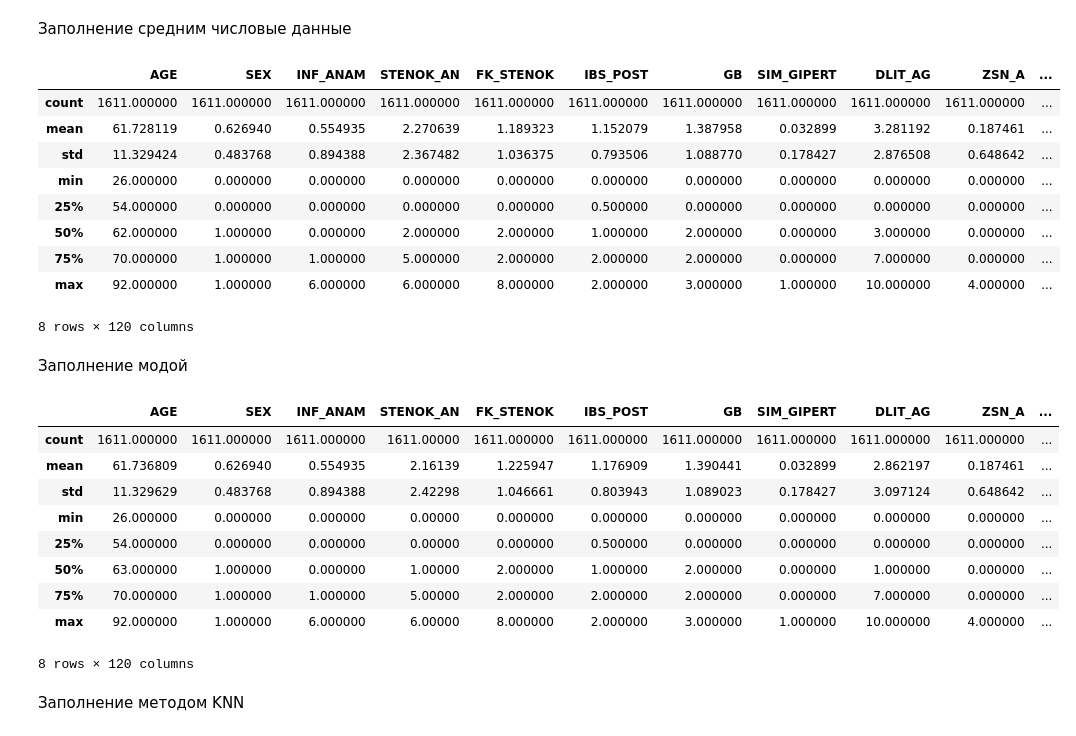
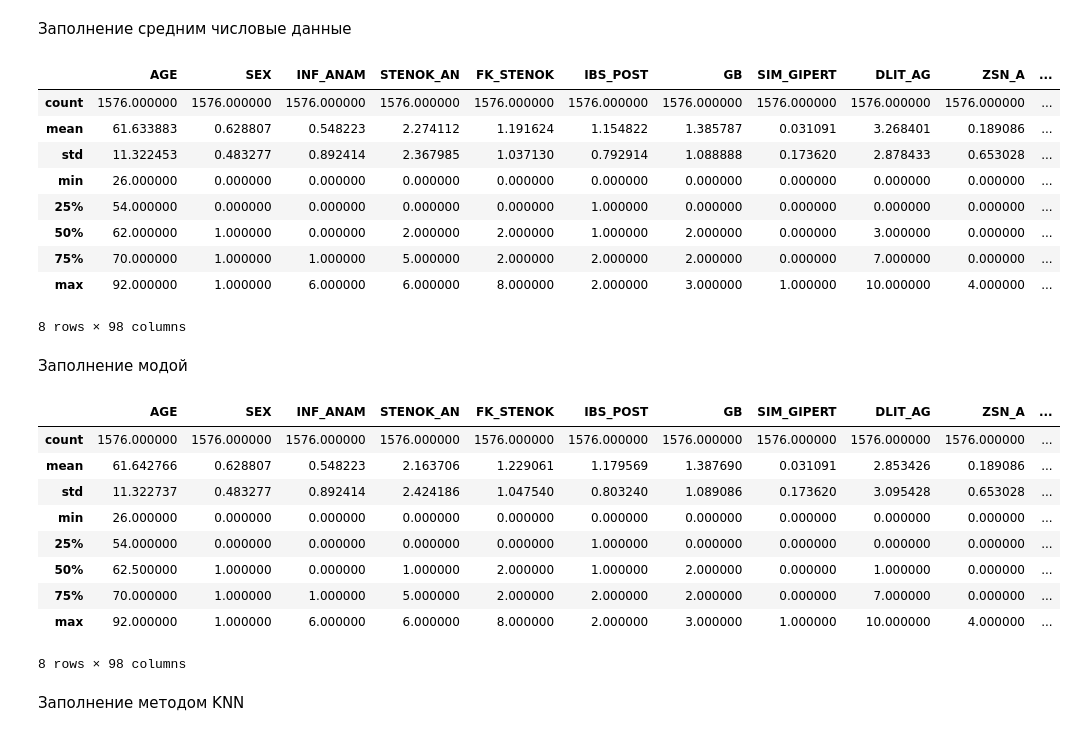
Before and after one commit to RusinDmitry/BSR, a Jupyter notebook: Scripts/read_raw_data.ipynb, the cells around one changed output. Saved outputs shown, nothing was run; the diff lists cells and outputs as text; code cells hidden in the pictures.

```diff
--- a/Scripts/read_raw_data.ipynb
+++ b/Scripts/read_raw_data.ipynb
@@ -116,8 +137,9 @@ TODO: попробовать разные методы:
 
 Удаление столбцов где пропусков > 50%
 # %%
-raw_xls = raw_xls.drop(raw_xls.loc[raw_xls.isnull().sum(axis=1).sort_values(ascending=False)>raw_xls.shape[1]/4].index)
-for column in raw_xls.columns:
-    if raw_xls[column].isnull().sum()>raw_xls.shape[0]/2:
-        del raw_xls[column]
-raw_xls
+def drop_rows_columns(dataFrame):
+    dataFrame = dataFrame.drop(dataFrame.loc[dataFrame.isnull().sum(axis=1).sort_values(ascending=False)>dataFrame.shape[1]/4].index)
+    for column in dataFrame.columns:
+        if dataFrame[column].isnull().sum()>dataFrame.shape[0]/2:
+            del dataFrame[column]
+    return dataFrame
@@ -138,3 +146,8 @@ raw_xls
+# %%
+zero_day_data = drop_rows_columns(zero_day_data)
+one_day_data = drop_rows_columns(one_day_data)
+two_day_data = drop_rows_columns(two_day_data)
+three_day_data = drop_rows_columns(three_day_data)
 # %% [markdown]
 ## Категориальные/числовые данные
 # %%
@@ -234,36 +314,46 @@ for i in categorical_features:
 # %%
-avg_data.describe()
+avg_zero_day_data.describe()
 # %% [output]
 |  | AGE | SEX | INF_ANAM | STENOK_AN | FK_STENOK | IBS_POST | GB | SIM_GIPERT | DLIT_AG | ZSN_A | ... |
-| count | 1611.000000 | 1611.000000 | 1611.000000 | 1611.000000 | 1611.000000 | 1611.000000 | 1611.000000 | 1611.000000 | 1611.000000 | 1611.000000 | ... |
-| mean | 61.728119 | 0.626940 | 0.554935 | 2.270639 | 1.189323 | 1.152079 | 1.387958 | 0.032899 | 3.281192 | 0.187461 | ... |
-| std | 11.329424 | 0.483768 | 0.894388 | 2.367482 | 1.036375 | 0.793506 | 1.088770 | 0.178427 | 2.876508 | 0.648642 | ... |
+| count | 1576.000000 | 1576.000000 | 1576.000000 | 1576.000000 | 1576.000000 | 1576.000000 | 1576.000000 | 1576.000000 | 1576.000000 | 1576.000000 | ... |
+| mean | 61.633883 | 0.628807 | 0.548223 | 2.274112 | 1.191624 | 1.154822 | 1.385787 | 0.031091 | 3.268401 | 0.189086 | ... |
+| std | 11.322453 | 0.483277 | 0.892414 | 2.367985 | 1.037130 | 0.792914 | 1.088888 | 0.173620 | 2.878433 | 0.653028 | ... |
 | min | 26.000000 | 0.000000 | 0.000000 | 0.000000 | 0.000000 | 0.000000 | 0.000000 | 0.000000 | 0.000000 | 0.000000 | ... |
-| 25% | 54.000000 | 0.000000 | 0.000000 | 0.000000 | 0.000000 | 0.500000 | 0.000000 | 0.000000 | 0.000000 | 0.000000 | ... |
+| 25% | 54.000000 | 0.000000 | 0.000000 | 0.000000 | 0.000000 | 1.000000 | 0.000000 | 0.000000 | 0.000000 | 0.000000 | ... |
 | 50% | 62.000000 | 1.000000 | 0.000000 | 2.000000 | 2.000000 | 1.000000 | 2.000000 | 0.000000 | 3.000000 | 0.000000 | ... |
 | 75% | 70.000000 | 1.000000 | 1.000000 | 5.000000 | 2.000000 | 2.000000 | 2.000000 | 0.000000 | 7.000000 | 0.000000 | ... |
 | max | 92.000000 | 1.000000 | 6.000000 | 6.000000 | 8.000000 | 2.000000 | 3.000000 | 1.000000 | 10.000000 | 4.000000 | ... |
-8 rows × 120 columns
+8 rows × 98 columns
 # %% [markdown]
 Заполнение модой
 # %%
-moda_data = raw_xls.copy()
-for i in numeric_features:
-    moda_data[i]=moda_data[i].fillna(moda_data[i].mode().values[0])
-for i in categorical_features:
-    moda_data[i]=moda_data[i].fillna(moda_data[i].mode().values[0])
+def moda_data(dataframe):
+    list_columns = list(dataframe.columns)
+    moda_data = dataframe.copy()
+    for i in numeric_features:
+        if i in list_columns:
+            moda_data[i]=moda_data[i].fillna(moda_data[i].mode().values[0])
+    for i in categorical_features:
+        if i in list_columns:
+            moda_data[i]=moda_data[i].fillna(moda_data[i].mode().values[0])
+    return moda_data
+# %%
+moda_zero_day_data = moda_data(zero_day_data)
+moda_one_day_data = moda_data(one_day_data)
+moda_two_day_data = moda_data(two_day_data)
+moda_three_day_data = moda_data(three_day_data)
 # %%
-moda_data.describe()
+moda_zero_day_data.describe()
 # %% [output]
 |  | AGE | SEX | INF_ANAM | STENOK_AN | FK_STENOK | IBS_POST | GB | SIM_GIPERT | DLIT_AG | ZSN_A | ... |
-| count | 1611.000000 | 1611.000000 | 1611.000000 | 1611.00000 | 1611.000000 | 1611.000000 | 1611.000000 | 1611.000000 | 1611.000000 | 1611.000000 | ... |
-| mean | 61.736809 | 0.626940 | 0.554935 | 2.16139 | 1.225947 | 1.176909 | 1.390441 | 0.032899 | 2.862197 | 0.187461 | ... |
-| std | 11.329629 | 0.483768 | 0.894388 | 2.42298 | 1.046661 | 0.803943 | 1.089023 | 0.178427 | 3.097124 | 0.648642 | ... |
-| min | 26.000000 | 0.000000 | 0.000000 | 0.00000 | 0.000000 | 0.000000 | 0.000000 | 0.000000 | 0.000000 | 0.000000 | ... |
-| 25% | 54.000000 | 0.000000 | 0.000000 | 0.00000 | 0.000000 | 0.500000 | 0.000000 | 0.000000 | 0.000000 | 0.000000 | ... |
-| 50% | 63.000000 | 1.000000 | 0.000000 | 1.00000 | 2.000000 | 1.000000 | 2.000000 | 0.000000 | 1.000000 | 0.000000 | ... |
-| 75% | 70.000000 | 1.000000 | 1.000000 | 5.00000 | 2.000000 | 2.000000 | 2.000000 | 0.000000 | 7.000000 | 0.000000 | ... |
-| max | 92.000000 | 1.000000 | 6.000000 | 6.00000 | 8.000000 | 2.000000 | 3.000000 | 1.000000 | 10.000000 | 4.000000 | ... |
+| count | 1576.000000 | 1576.000000 | 1576.000000 | 1576.000000 | 1576.000000 | 1576.000000 | 1576.000000 | 1576.000000 | 1576.000000 | 1576.000000 | ... |
+| mean | 61.642766 | 0.628807 | 0.548223 | 2.163706 | 1.229061 | 1.179569 | 1.387690 | 0.031091 | 2.853426 | 0.189086 | ... |
+| std | 11.322737 | 0.483277 | 0.892414 | 2.424186 | 1.047540 | 0.803240 | 1.089086 | 0.173620 | 3.095428 | 0.653028 | ... |
+| min | 26.000000 | 0.000000 | 0.000000 | 0.000000 | 0.000000 | 0.000000 | 0.000000 | 0.000000 | 0.000000 | 0.000000 | ... |
+| 25% | 54.000000 | 0.000000 | 0.000000 | 0.000000 | 0.000000 | 1.000000 | 0.000000 | 0.000000 | 0.000000 | 0.000000 | ... |
+| 50% | 62.500000 | 1.000000 | 0.000000 | 1.000000 | 2.000000 | 1.000000 | 2.000000 | 0.000000 | 1.000000 | 0.000000 | ... |
+| 75% | 70.000000 | 1.000000 | 1.000000 | 5.000000 | 2.000000 | 2.000000 | 2.000000 | 0.000000 | 7.000000 | 0.000000 | ... |
+| max | 92.000000 | 1.000000 | 6.000000 | 6.000000 | 8.000000 | 2.000000 | 3.000000 | 1.000000 | 10.000000 | 4.000000 | ... |
-8 rows × 120 columns
+8 rows × 98 columns
 # %% [markdown]
 Заполнение методом KNN
```
Also changed, not shown: parts of 20 cells of this notebook, 27 other files.
